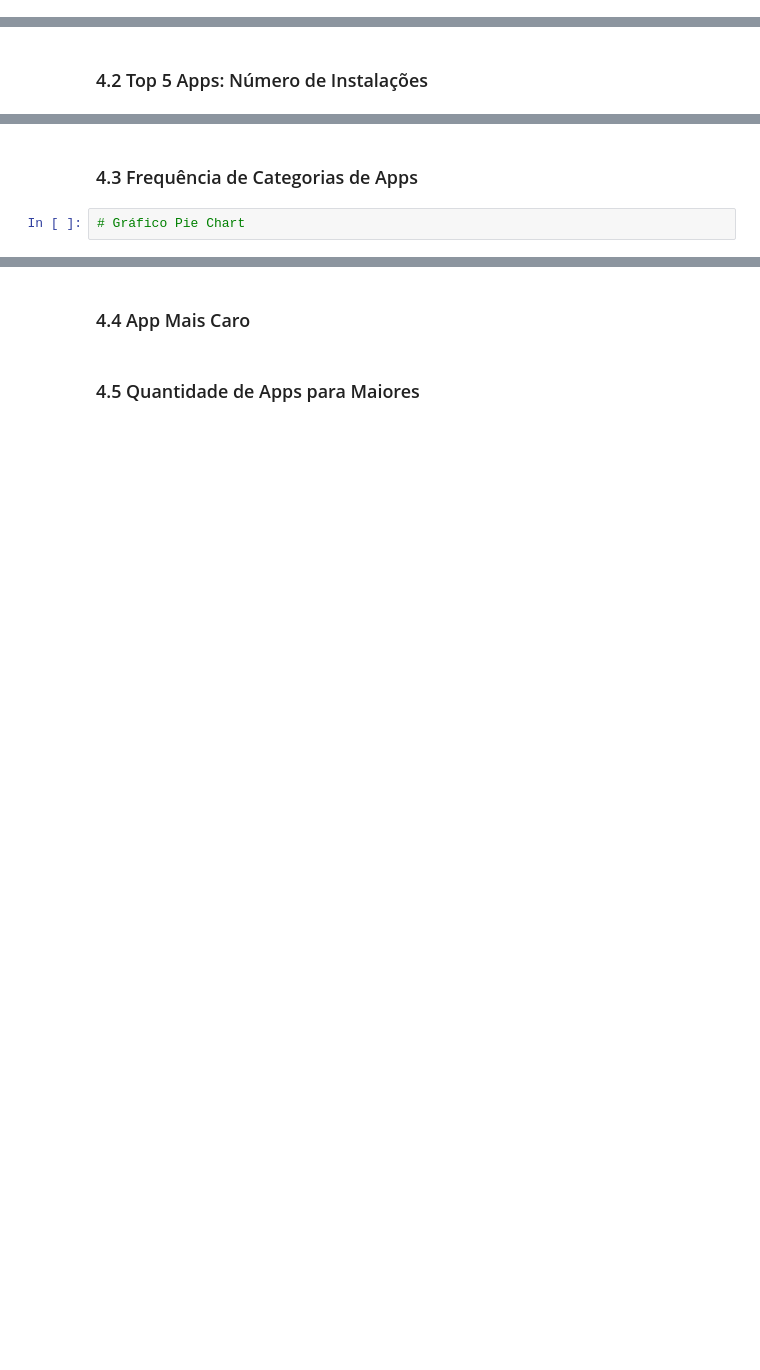
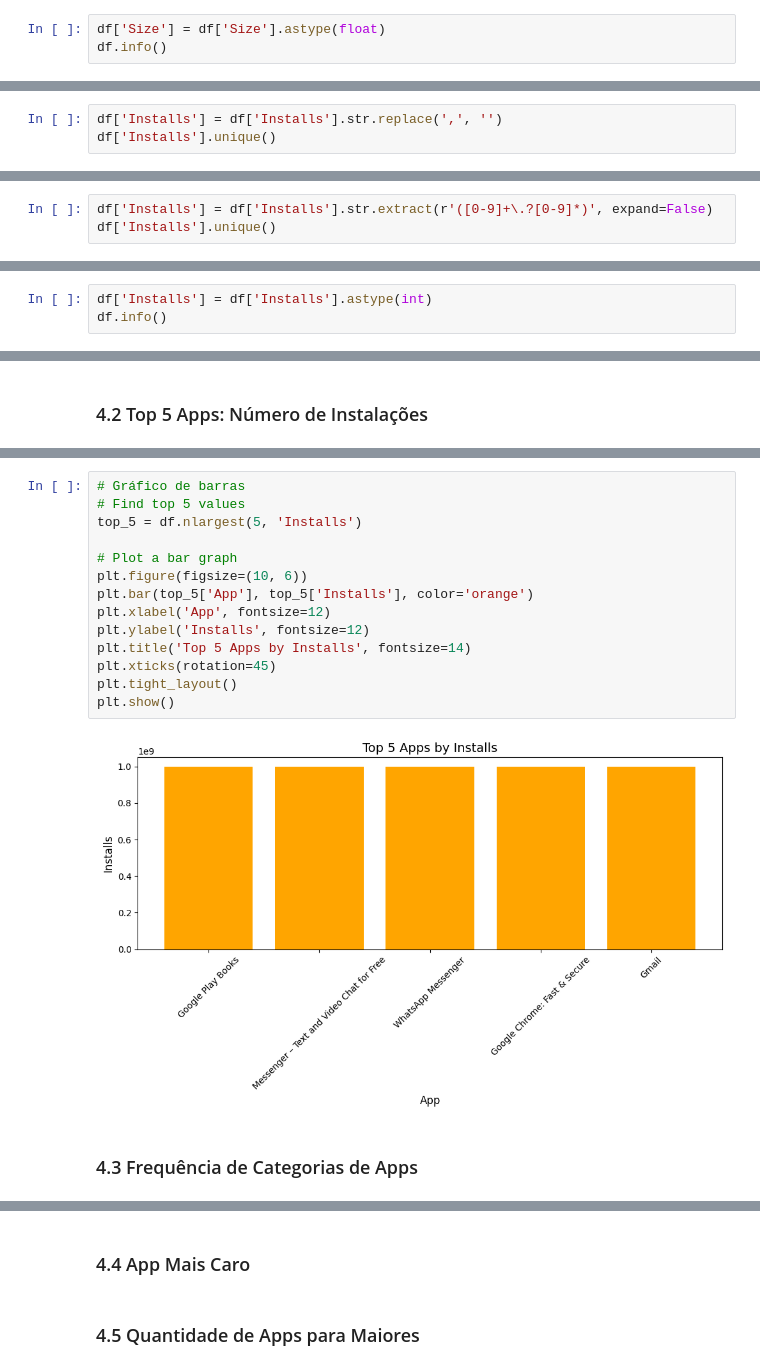
Before and after one commit to jqln-vc/compass-academy, a Jupyter notebook: sprint3/desafio/desafio_analise_dados.ipynb, the cells around one changed output, grey strips where cells are left out. Drawn from its saved outputs; the diff is of its cells as text; blank space fills up the shorter version.

Commit message:
Primeiros gráficos e tratamentos realizados

```diff
--- a/sprint3/desafio/desafio_analise_dados.ipynb
+++ b/sprint3/desafio/desafio_analise_dados.ipynb
@@ -71,0 +402,3 @@ atributos
+# %%
+df['Size'] = df['Size'].astype(float)
+df.info()
@@ -71,0 +446,3 @@ atributos
+# %%
+df['Installs'] = df['Installs'].str.replace(',', '')
+df['Installs'].unique()
@@ -71,0 +454,3 @@ atributos
+# %%
+df['Installs'] = df['Installs'].str.extract(r'([0-9]+\.?[0-9]*)', expand=False)
+df['Installs'].unique()
@@ -71,0 +463,3 @@ atributos
+# %%
+df['Installs'] = df['Installs'].astype(int)
+df.info()
@@ -76,4 +532,18 @@ atributos
+# %%
+# Gráfico de barras
+# Find top 5 values
+top_5 = df.nlargest(5, 'Installs')
+
+# Plot a bar graph
+plt.figure(figsize=(10, 6))
+plt.bar(top_5['App'], top_5['Installs'], color='orange')
+plt.xlabel('App', fontsize=12)
+plt.ylabel('Installs', fontsize=12)
+plt.title('Top 5 Apps by Installs', fontsize=14)
+plt.xticks(rotation=45)
+plt.tight_layout()
+plt.show()
+# %% [output]
+[figure, added]
 # %% [markdown]
 ### 4.3 Frequência de Categorias de Apps
-# %%
-# Gráfico Pie Chart
```
Also changed, not shown: parts of 83 cells of this notebook, 6 other files.
